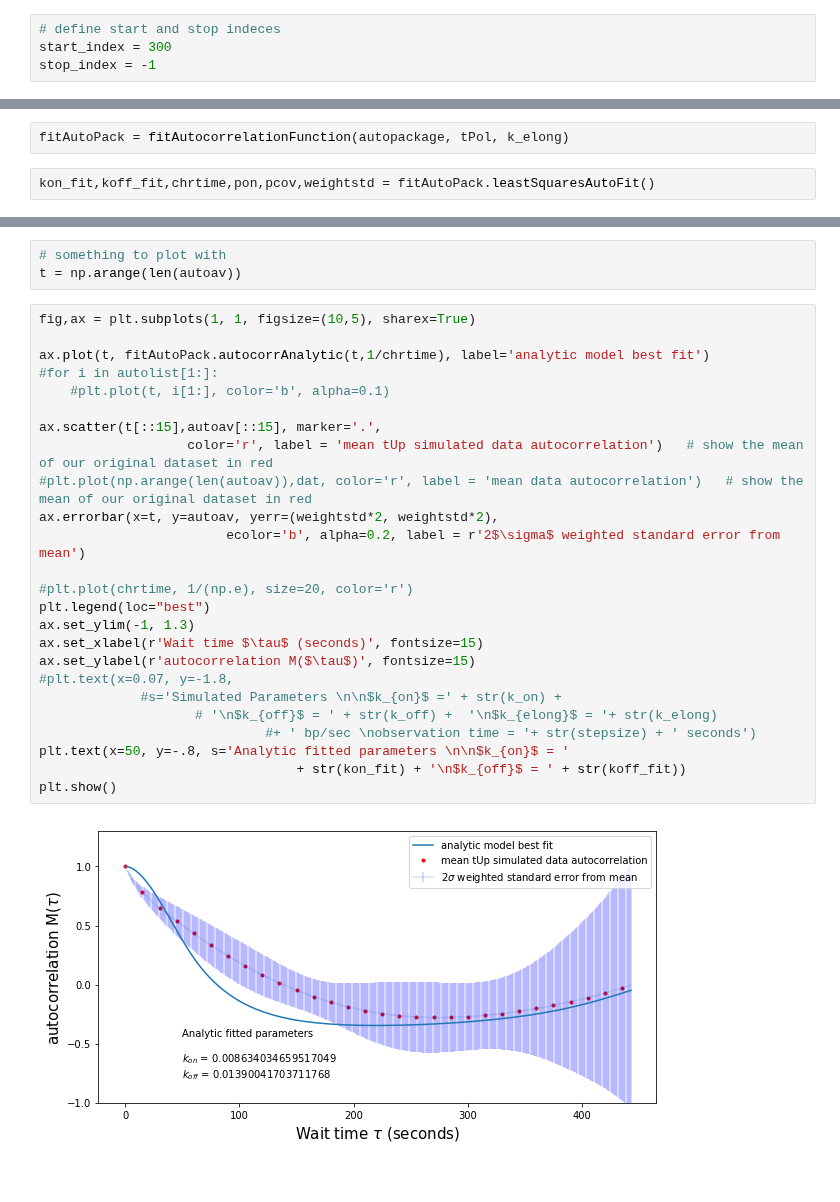
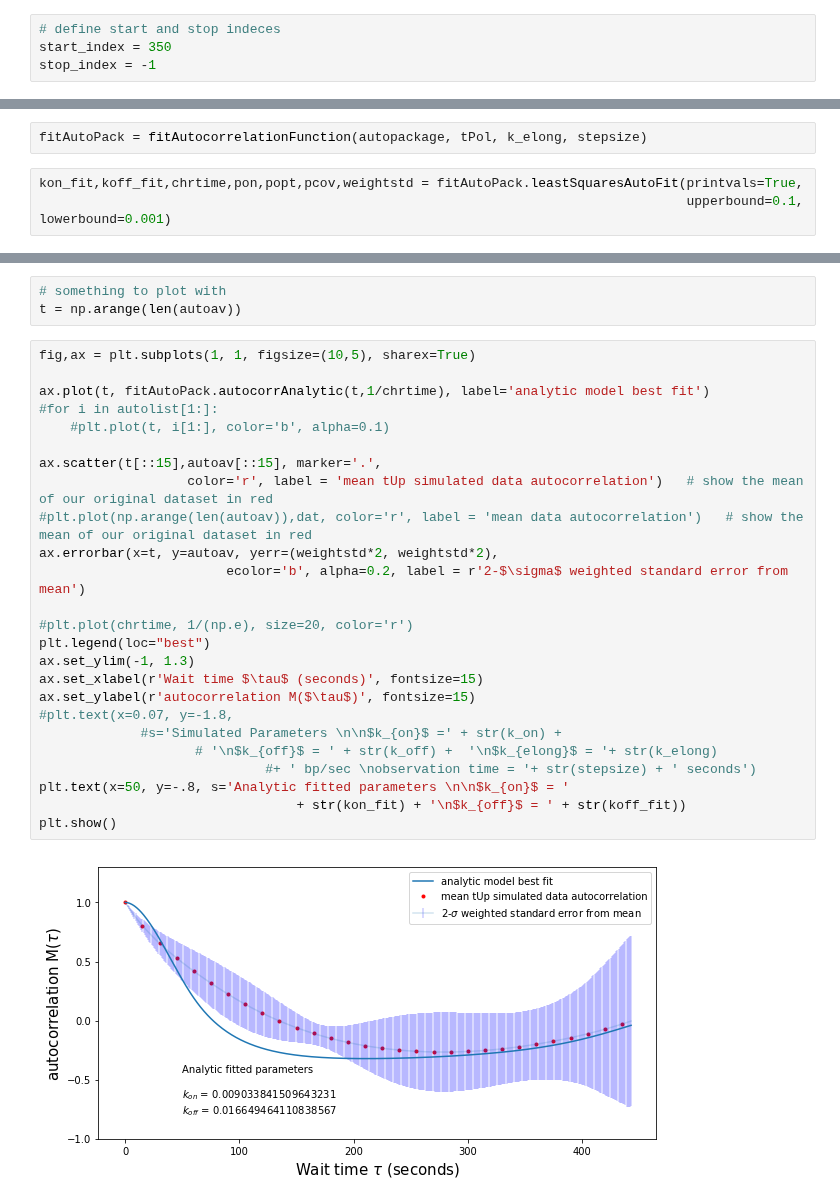
Before and after one commit to tlmakinen/bursting-IGMM, a Jupyter notebook: autocorrelation/simulation-sandbox.ipynb, the cells around one changed output, grey strips where cells are left out. Drawn from its saved outputs; the diff is of its cells as text.

```diff
--- a/autocorrelation/simulation-sandbox.ipynb
+++ b/autocorrelation/simulation-sandbox.ipynb
@@ -38,6 +38,6 @@ plt.show()
 # %%
 # define start and stop indeces
-start_index = 300
+start_index = 350
 stop_index = -1
 # %%
 autopackage = tracePackageAutocorrelation(tracelist, loop_function, start_index, stop_index)
@@ -74,5 +74,6 @@ print(pon)
 # %%
-fitAutoPack = fitAutocorrelationFunction(autopackage, tPol, k_elong)
+fitAutoPack = fitAutocorrelationFunction(autopackage, tPol, k_elong, stepsize)
 # %%
-kon_fit,koff_fit,chrtime,pon,pcov,weightstd = fitAutoPack.leastSquaresAutoFit()
+kon_fit,koff_fit,chrtime,pon,popt,pcov,weightstd = fitAutoPack.leastSquaresAutoFit(printvals=True,
+                                                                                   upperbound=0.1, lowerbound=0.001)
 # %% [output]
@@ -110,27 +91,27 @@ t = np.arange(len(autoav))
 # %%
 fig,ax = plt.subplots(1, 1, figsize=(10,5), sharex=True)
 
 ax.plot(t, fitAutoPack.autocorrAnalytic(t,1/chrtime), label='analytic model best fit')
 #for i in autolist[1:]:
     #plt.plot(t, i[1:], color='b', alpha=0.1)
 
 ax.scatter(t[::15],autoav[::15], marker='.',
                    color='r', label = 'mean tUp simulated data autocorrelation')   # show the mean of our original dataset in red
 #plt.plot(np.arange(len(autoav)),dat, color='r', label = 'mean data autocorrelation')   # show the mean of our original dataset in red
 ax.errorbar(x=t, y=autoav, yerr=(weightstd*2, weightstd*2),
-                        ecolor='b', alpha=0.2, label = r'2$\sigma$ weighted standard error from mean')
+                        ecolor='b', alpha=0.2, label = r'2-$\sigma$ weighted standard error from mean')
 
 #plt.plot(chrtime, 1/(np.e), size=20, color='r')
 plt.legend(loc="best")
 ax.set_ylim(-1, 1.3)
 ax.set_xlabel(r'Wait time $\tau$ (seconds)', fontsize=15)
 ax.set_ylabel(r'autocorrelation M($\tau$)', fontsize=15)
 #plt.text(x=0.07, y=-1.8,
              #s='Simulated Parameters \n\n$k_{on}$ =' + str(k_on) +
                     # '\n$k_{off}$ = ' + str(k_off) +  '\n$k_{elong}$ = '+ str(k_elong)
                              #+ ' bp/sec \nobservation time = '+ str(stepsize) + ' seconds')
 plt.text(x=50, y=-.8, s='Analytic fitted parameters \n\n$k_{on}$ = '
                                  + str(kon_fit) + '\n$k_{off}$ = ' + str(koff_fit))
 plt.show()
 # %% [output]
-[figure, old version]
+[figure, new version]
```
Also changed, not shown: parts of 9 cells of this notebook, 3 other files.
